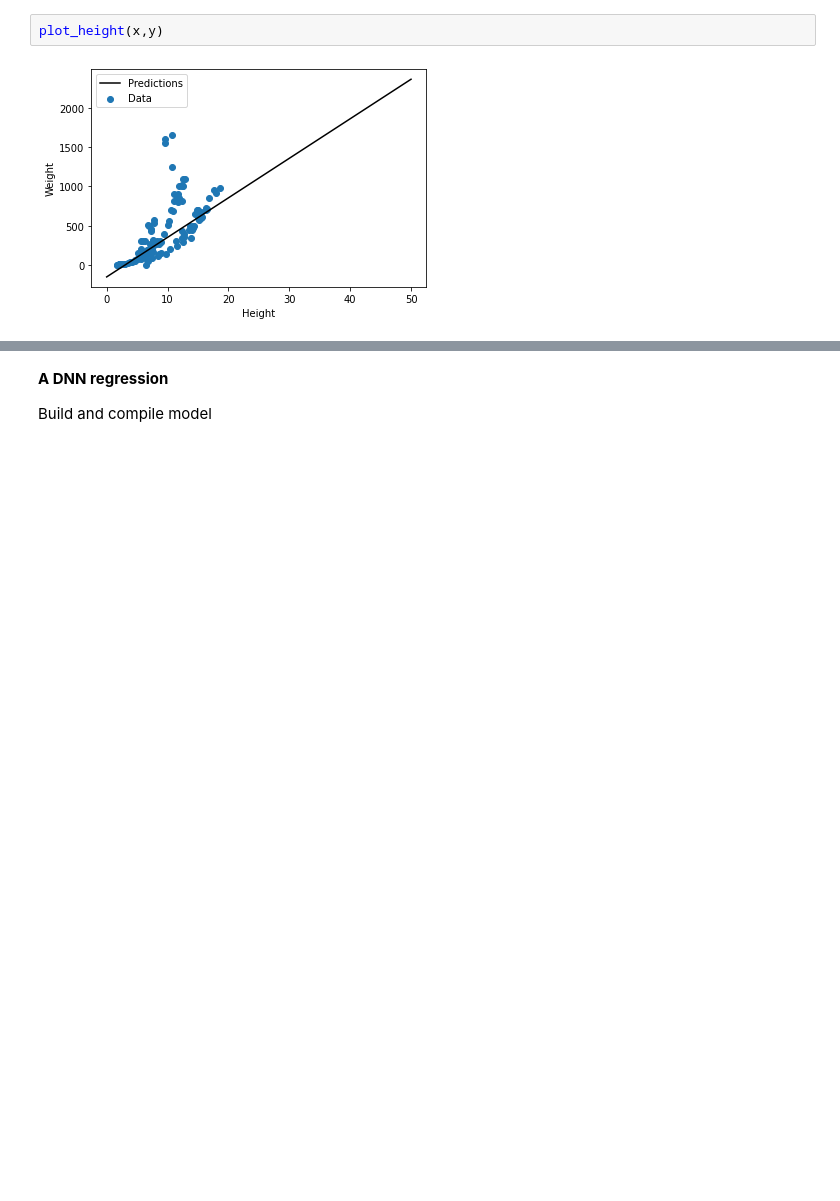
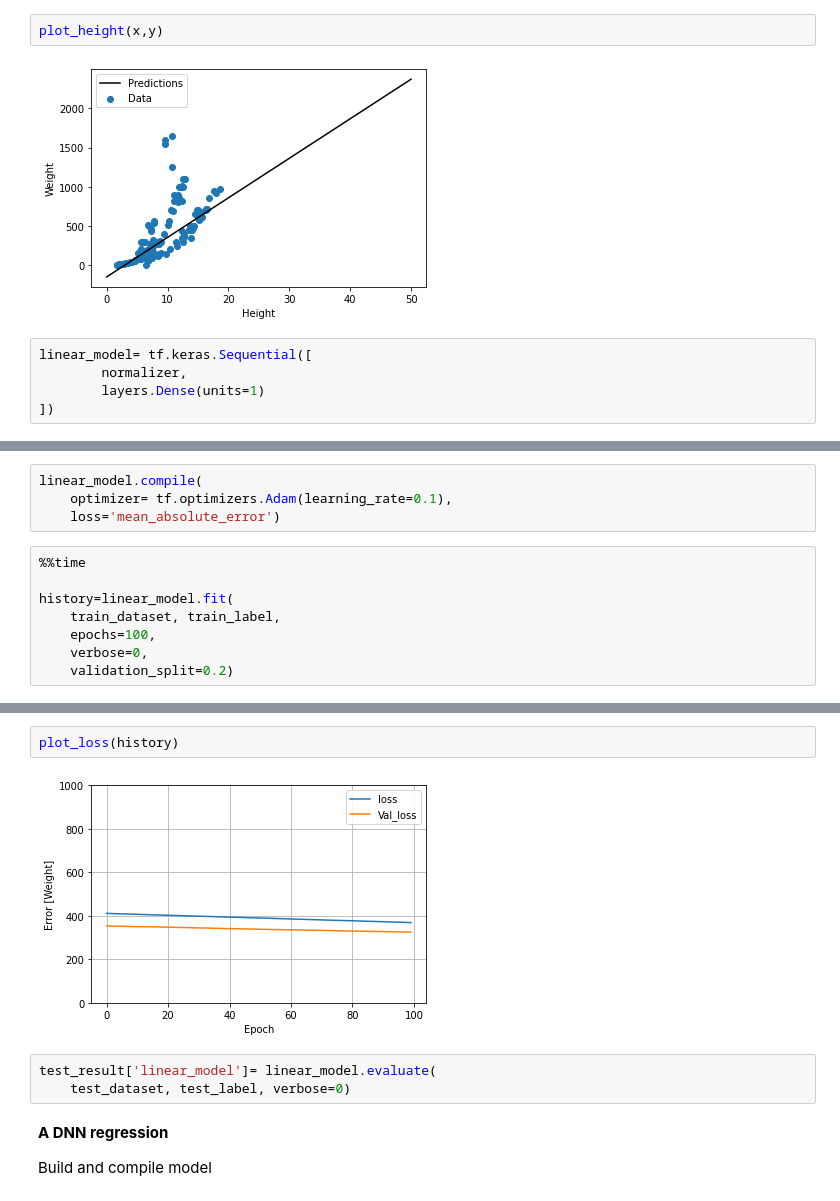
Before and after one commit to bhattronak1/ML-Tensorflow-project, a Jupyter notebook: Fish_Market_Linear_Regression.ipynb, the cells around one changed output, grey strips where cells are left out. Cells and saved outputs as stored; diff of their text form; blank space fills up the shorter version.

```diff
--- a/Fish_Market_Linear_Regression.ipynb
+++ b/Fish_Market_Linear_Regression.ipynb
@@ -212,3 +213,8 @@ def plot_height(x, y):
 plot_height(x,y)
 # %% [output]
 [figure]
+# %%
+linear_model= tf.keras.Sequential([
+        normalizer,
+        layers.Dense(units=1)
+])
@@ -214,0 +235,12 @@ plot_height(x,y)
+# %%
+linear_model.compile(
+    optimizer= tf.optimizers.Adam(learning_rate=0.1),
+    loss='mean_absolute_error')
+# %%
+%%time
+
+history=linear_model.fit(
+    train_dataset, train_label,
+    epochs=100,
+    verbose=0,
+    validation_split=0.2)
@@ -215,3 +250,10 @@ plot_height(x,y)
+# %%
+plot_loss(history)
+# %% [output]
+[figure, added]
+# %%
+test_result['linear_model']= linear_model.evaluate(
+    test_dataset, test_label, verbose=0)
 # %% [markdown]
 **A DNN regression**
 
```
Also changed, not shown: parts of 28 cells of this notebook.
